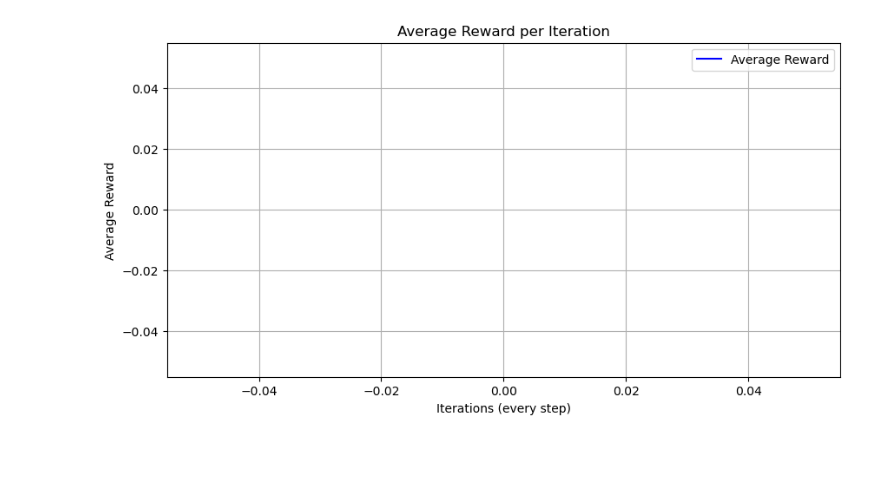
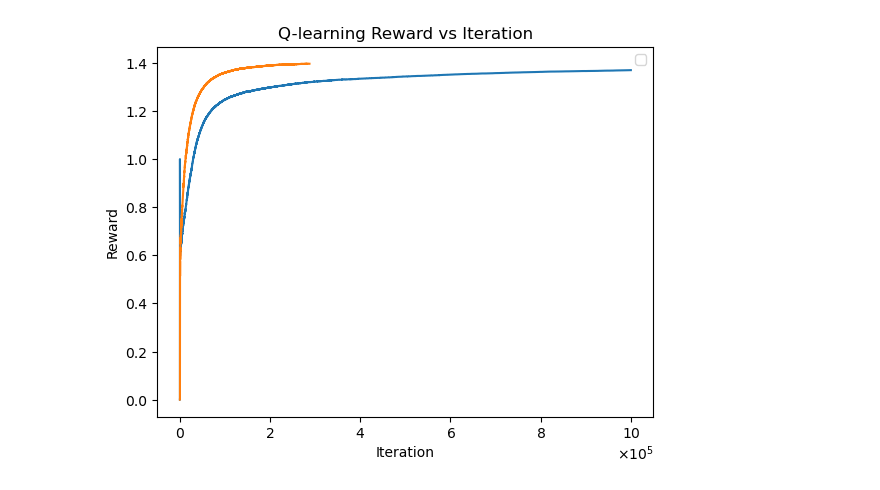
Before and after one commit to dunghoangtrung125/graduation_thesis, a Jupyter notebook: drl_sample/main.ipynb, the cells around one changed output. Cells and saved outputs as stored; diff of their text form; code cells hidden in the pictures; blank space fills up the shorter version.

Commit message:
deep_q

```diff
--- a/drl_sample/main.ipynb
+++ b/drl_sample/main.ipynb
@@ -1,6 +1,6 @@
 # %%
-from deep_q_learning_agent import deep_q_learning_agent
+from deep_q_learning_agent import DeepQLearningAgent
 
-deep_q_model = deep_q_learning_agent(dueling=True)
+deep_q_model = DeepQLearningAgent(dueling=True)
 deep_q_model.learning()
 # %% [output]
@@ -47,16 +108,18 @@ Iteration 1000000 reward: 1.424142
 Model saved to model/q_matrix.npy
-# %%
-import matplotlib.pyplot as plt
-
-
-# Plot the average rewards over iterations
-plt.figure(figsize=(10, 5))
-plt.plot(q_learning_agent.rewards, label='Average Reward', color='blue')
-plt.title('Average Reward per Iteration')
-plt.xlabel('Iterations (every step)')
-plt.ylabel('Average Reward')
-plt.legend()
-plt.grid()
-plt.show()
-# %% [output]
-[figure, removed]
+# %%
+import matplotlib.pyplot as plt
+from matplotlib.ticker import ScalarFormatter
+
+plt.plot(q_learning_agent.rewards)
+plt.xlabel('Iteration')
+plt.ylabel('Reward')
+plt.title('Q-learning Reward vs Iteration')
+plt.gca().xaxis.set_major_formatter(ScalarFormatter(useMathText=True))
+plt.ticklabel_format(style='sci', axis='x', scilimits=(5, 5))  # Set x-axis labels in millions
+plt.legend()
+
+
+plt.plot(deep_q_model.rewards)
+plt.show()
+# %% [output]
+[figure, added]
```
Also changed, not shown: parts of 5 cells of this notebook, 8 other files.
